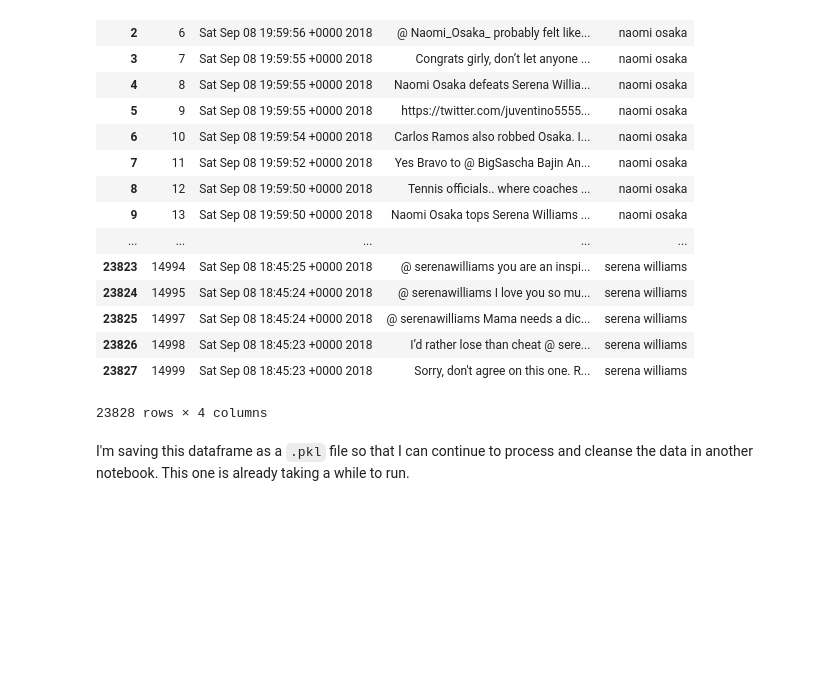
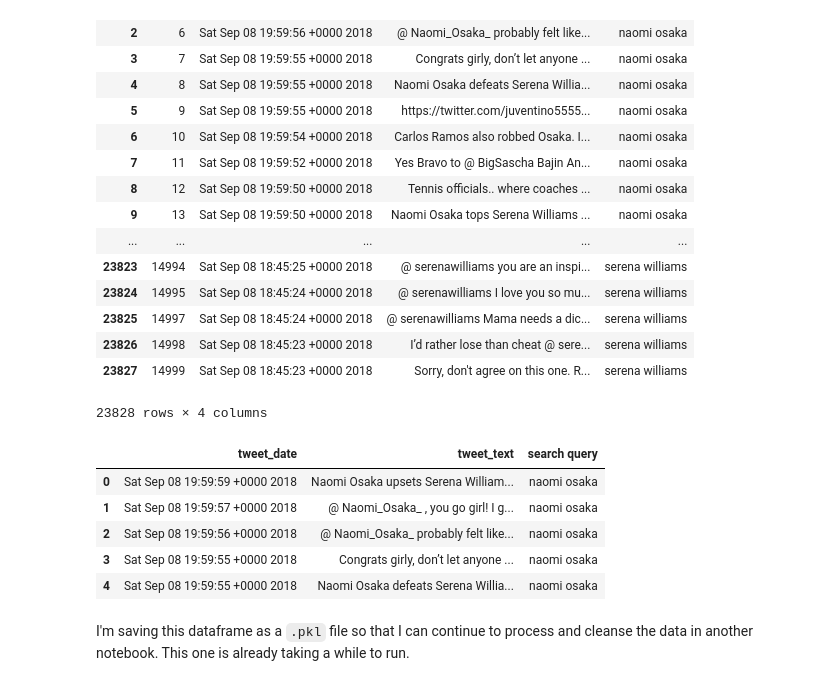
Before and after one commit to RQuintin/naomi-serena, a Jupyter notebook: Naomi-Serena_Data-Wrangling.ipynb, the cells around one changed output. Drawn from its saved outputs; the diff is of its cells as text; code cells hidden in the pictures; blank space fills up the shorter version.

```diff
--- a/Naomi-Serena_Data-Wrangling.ipynb
+++ b/Naomi-Serena_Data-Wrangling.ipynb
@@ -470,6 +470,18 @@ naomi_serena_tweets.reset_index(drop=True)
 | 23826 | 14998 | Sat Sep 08 18:45:23 +0000 2018 | I’d rather lose than cheat @ sere... | serena williams |
 | 23827 | 14999 | Sat Sep 08 18:45:23 +0000 2018 | Sorry, don't agree on this one. R... | serena williams |
 23828 rows × 4 columns
+# %%
+naomi_serena_tweets = naomi_serena_tweets.drop(columns=["id"])
+# %%
+naomi_serena_tweets.reset_index(drop=True, inplace=True)
+naomi_serena_tweets.head()
+# %% [output]
+|  | tweet_date | tweet_text | search query |
+| 0 | Sat Sep 08 19:59:59 +0000 2018 | Naomi Osaka upsets Serena William... | naomi osaka |
+| 1 | Sat Sep 08 19:59:57 +0000 2018 | @ Naomi_Osaka_ , you go girl! I g... | naomi osaka |
+| 2 | Sat Sep 08 19:59:56 +0000 2018 | @ Naomi_Osaka_ probably felt like... | naomi osaka |
+| 3 | Sat Sep 08 19:59:55 +0000 2018 | Congrats girly, don’t let anyone ... | naomi osaka |
+| 4 | Sat Sep 08 19:59:55 +0000 2018 | Naomi Osaka defeats Serena Willia... | naomi osaka |
 # %% [markdown]
 I'm saving this dataframe as a `.pkl` file so that I can continue to process and cleanse the data in another notebook. This one is already taking a while to run.
 # %%
```
Also changed, not shown: 1 other file.
